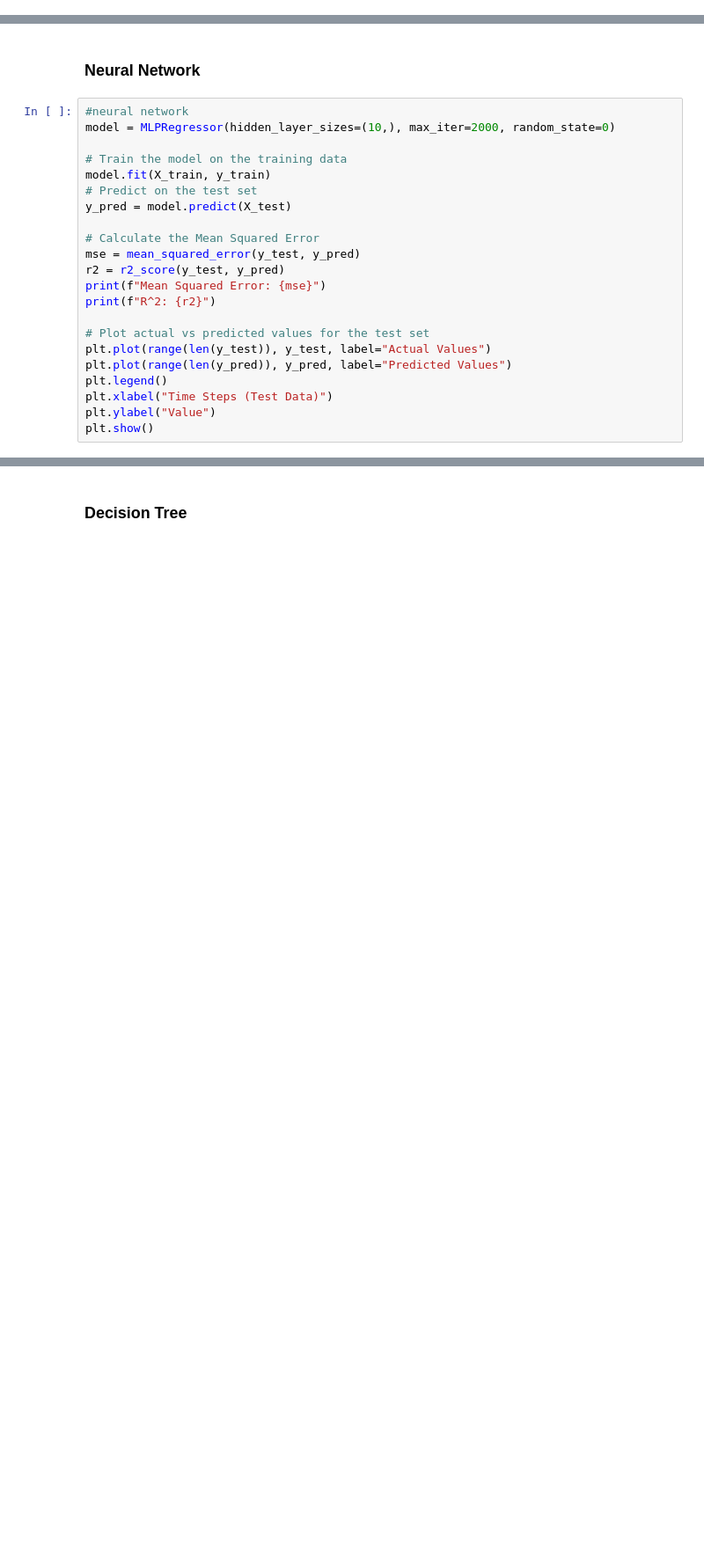
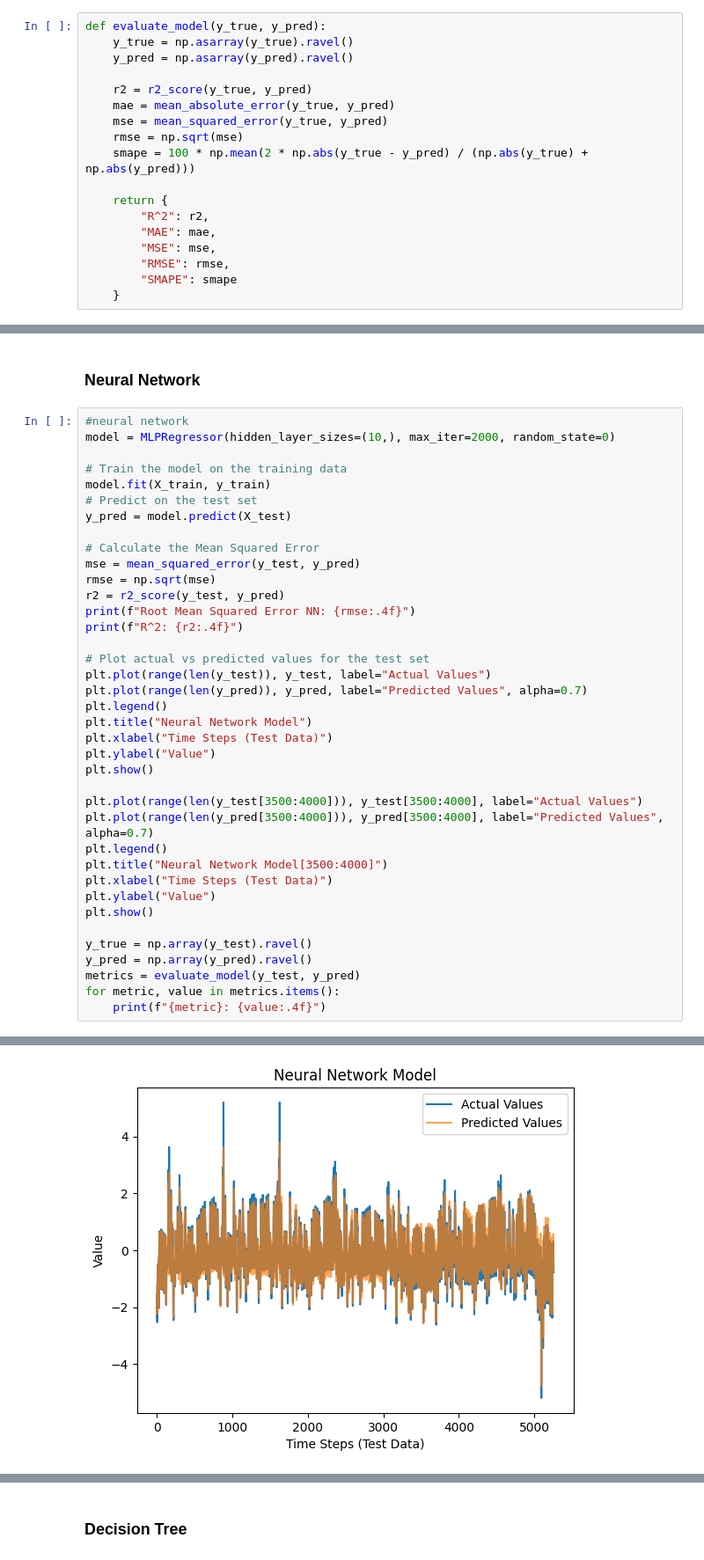
Before and after one commit to Emily-lm/IT3212, a Jupyter notebook: algorithms.ipynb, the cells around one changed output, grey strips where cells are left out. Shown at 88% size. Cells and saved outputs as stored; diff of their text form; blank space fills up the shorter version.

```diff
--- a/algorithms.ipynb
+++ b/algorithms.ipynb
@@ -12,6 +12,24 @@ from sklearn.metrics import mean_squared_error, r2_score
 #import xgboost as xgb
 from sklearn.ensemble import RandomForestRegressor
 from sklearn.tree import DecisionTreeRegressor
+# %%
+def evaluate_model(y_true, y_pred):
+    y_true = np.asarray(y_true).ravel()
+    y_pred = np.asarray(y_pred).ravel()
+
+    r2 = r2_score(y_true, y_pred)
+    mae = mean_absolute_error(y_true, y_pred)
+    mse = mean_squared_error(y_true, y_pred)
+    rmse = np.sqrt(mse)
+    smape = 100 * np.mean(2 * np.abs(y_true - y_pred) / (np.abs(y_true) + np.abs(y_pred)))
+
+    return {
+        "R^2": r2,
+        "MAE": mae,
+        "MSE": mse,
+        "RMSE": rmse,
+        "SMAPE": smape
+    }
 # %%
 X_train = pd.read_csv("train/X_train.csv")
 y_train = pd.read_csv("train/y_train.csv")
@@ -96,14 +166,31 @@ y_pred = model.predict(X_test)
 
 # Calculate the Mean Squared Error
 mse = mean_squared_error(y_test, y_pred)
+rmse = np.sqrt(mse)
 r2 = r2_score(y_test, y_pred)
-print(f"Mean Squared Error: {mse}")
-print(f"R^2: {r2}")
+print(f"Root Mean Squared Error NN: {rmse:.4f}")
+print(f"R^2: {r2:.4f}")
 
 # Plot actual vs predicted values for the test set
 plt.plot(range(len(y_test)), y_test, label="Actual Values")
-plt.plot(range(len(y_pred)), y_pred, label="Predicted Values")
+plt.plot(range(len(y_pred)), y_pred, label="Predicted Values", alpha=0.7)
 plt.legend()
+plt.title("Neural Network Model")
 plt.xlabel("Time Steps (Test Data)")
 plt.ylabel("Value")
 plt.show()
+
+plt.plot(range(len(y_test[3500:4000])), y_test[3500:4000], label="Actual Values")
+plt.plot(range(len(y_pred[3500:4000])), y_pred[3500:4000], label="Predicted Values", alpha=0.7)
+plt.legend()
+plt.title("Neural Network Model[3500:4000]")
+plt.xlabel("Time Steps (Test Data)")
+plt.ylabel("Value")
+plt.show()
+
+y_true = np.array(y_test).ravel()
+y_pred = np.array(y_pred).ravel()
+metrics = evaluate_model(y_test, y_pred)
+for metric, value in metrics.items():
+    print(f"{metric}: {value:.4f}")
+# %% [output]
@@ -109,0 +199 @@ plt.show()
+[figure, added]
```
Also changed, not shown: parts of 11 cells of this notebook.
